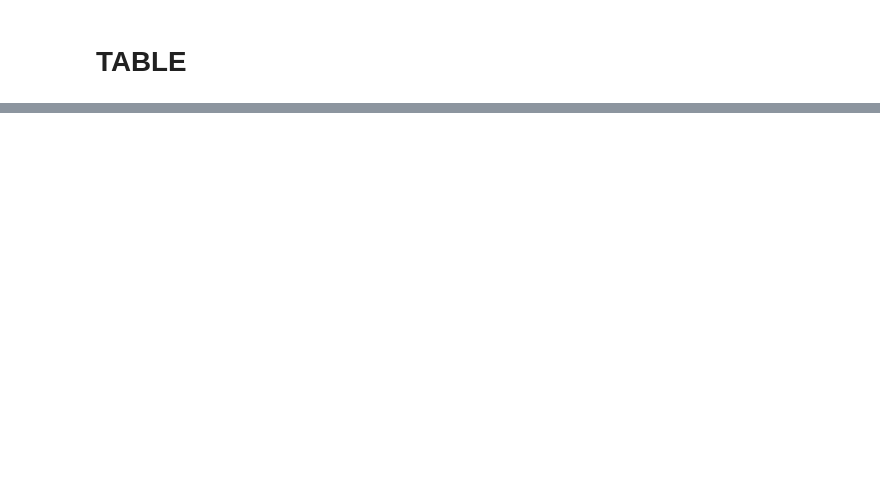
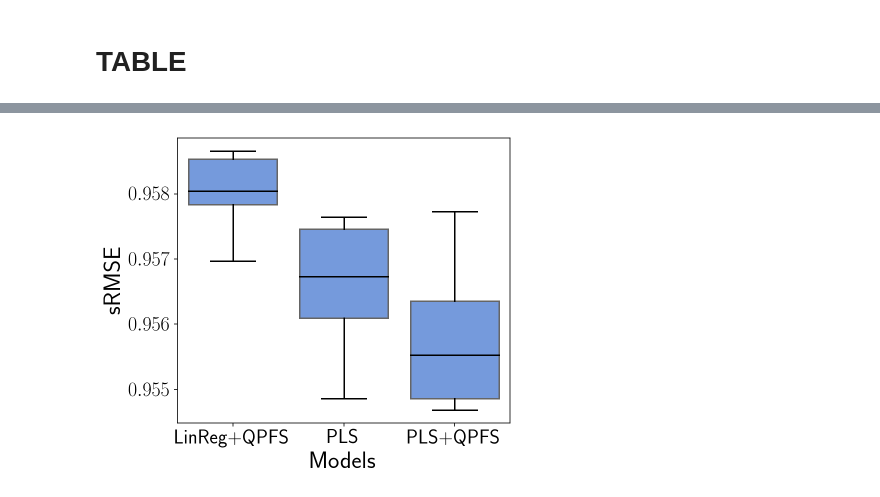
Before and after one commit to Intelligent-Systems-Phystech/MSThesis, a Jupyter notebook: Isachenko2018MultivariateQPFS/code/4-Comparison.ipynb, the cells around one changed output, grey strips where cells are left out. Cells and saved outputs as stored; diff of their text form; code cells hidden in the pictures; blank space fills up the shorter version.

```diff
--- a/Isachenko2018MultivariateQPFS/code/4-Comparison.ipynb
+++ b/Isachenko2018MultivariateQPFS/code/4-Comparison.ipynb
@@ -402,0 +535,15 @@ rmse 41.507 $\pm$ 0.118
+# %%
+import pandas as pd
+
+df = pd.DataFrame([*rmse_lr_qpfs, *rmse_pls, *rmse_pls_qpfs], columns=['sRMSE'])
+df['model'] = ['LinReg+QPFS'] * n_restarts + ['PLS'] * n_restarts + ['PLS+QPFS'] * n_restarts
+
+plt.figure(figsize=(6, 5))
+ax = sns.boxplot(x="model", y="sRMSE", data=df, color='cornflowerblue', showfliers=False)
+ax.set_xlabel('Models')
+plt.setp(ax.lines, color='k')
+plt.tight_layout()
+plt.savefig('figs/models.eps', format='eps')
+plt.show()
+# %% [output]
+[figure, added]
```
Also changed, not shown: parts of 19 cells of this notebook, 19 other files.
